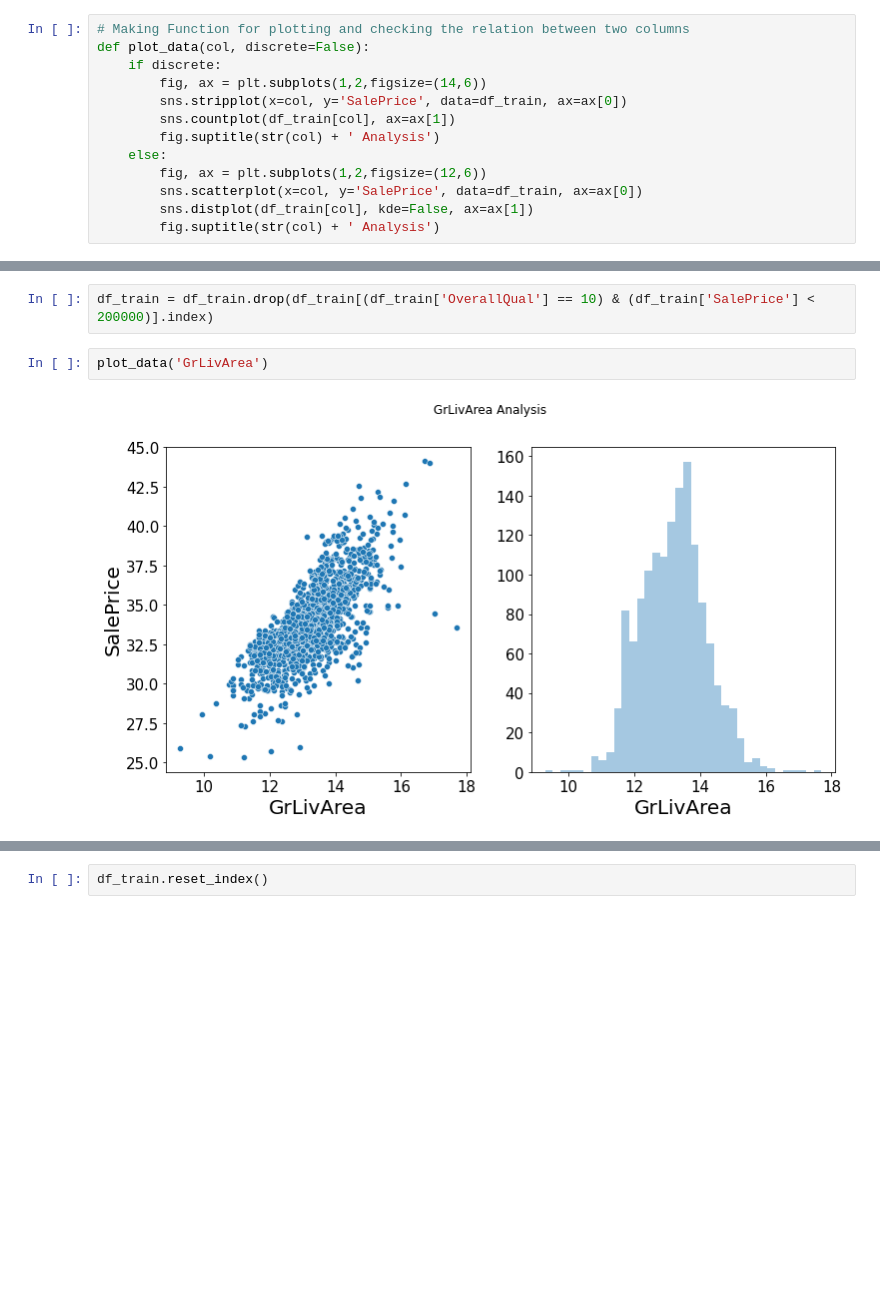
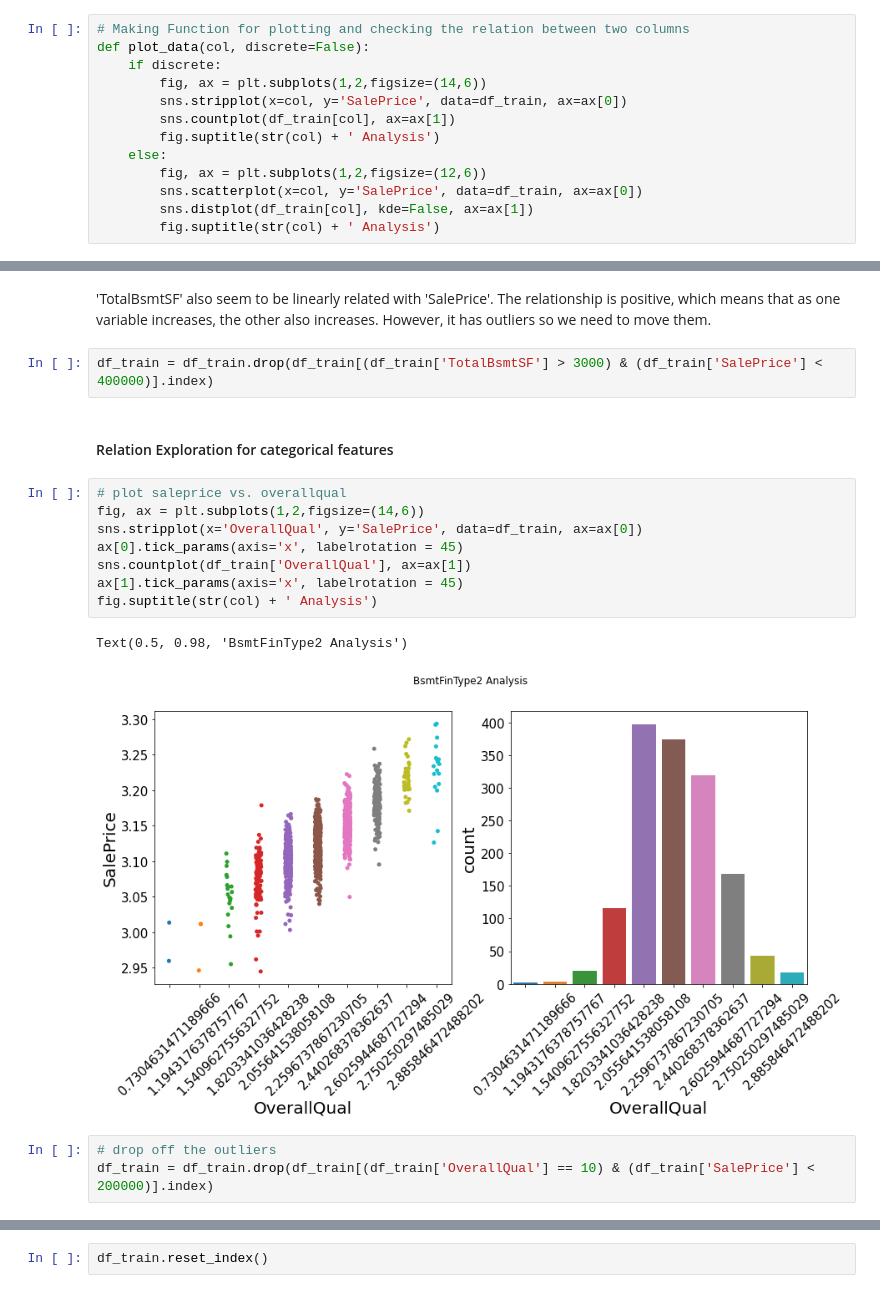
Before and after one commit to stellacydong/Housing-Sale-Price-Prediction, a Jupyter notebook: EDA.ipynb, the cells around one changed output, grey strips where cells are left out. Drawn from its saved outputs; the diff is of its cells as text; blank space fills up the shorter version.

```diff
--- a/EDA.ipynb
+++ b/EDA.ipynb
@@ -544,7 +631,21 @@ plot_data('OverallQual',True)
+# %% [markdown]
+'TotalBsmtSF' also seem to be linearly related with 'SalePrice'. The relationship is positive, which means that as one variable increases, the other also increases. However, it has outliers so we need to move them.
+# %%
+df_train = df_train.drop(df_train[(df_train['TotalBsmtSF'] > 3000) & (df_train['SalePrice'] < 400000)].index)
+# %% [markdown]
+####  Relation Exploration for categorical features
+# %%
+# plot saleprice vs. overallqual
+fig, ax = plt.subplots(1,2,figsize=(14,6))
+sns.stripplot(x='OverallQual', y='SalePrice', data=df_train, ax=ax[0])
+ax[0].tick_params(axis='x', labelrotation = 45)
+sns.countplot(df_train['OverallQual'], ax=ax[1])
+ax[1].tick_params(axis='x', labelrotation = 45)
+fig.suptitle(str(col) + ' Analysis')
+# %% [output]
+Text(0.5, 0.98, 'BsmtFinType2 Analysis')
+[figure, added]
 # %%
+# drop off the outliers
 df_train = df_train.drop(df_train[(df_train['OverallQual'] == 10) & (df_train['SalePrice'] < 200000)].index)
-# %%
-plot_data('GrLivArea')
-# %% [output]
-[figure, removed]
 # %%
```
Also changed, not shown: parts of 71 cells of this notebook.
